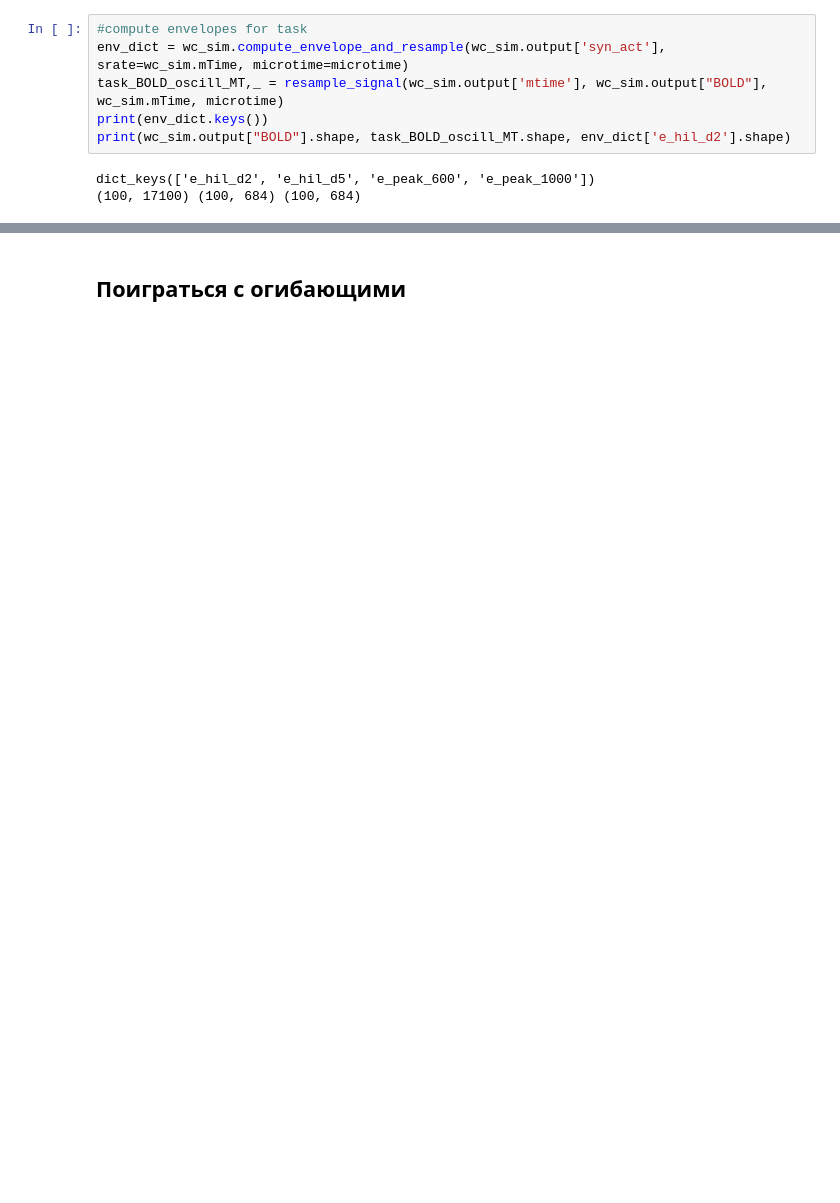
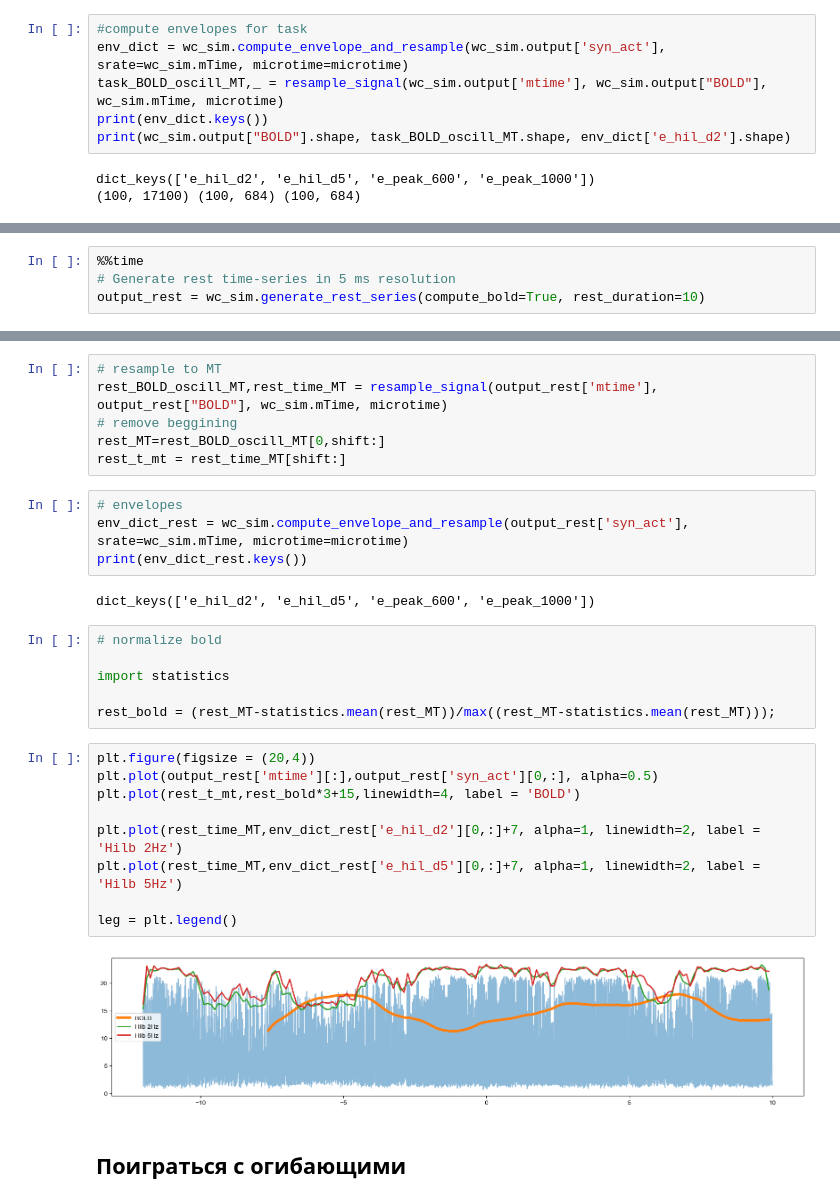
Before and after one commit to IHB-IBR-department/ER_simulator, a Jupyter notebook: notebooks/05.SmallExampleGeneration.ipynb, the cells around one changed output, grey strips where cells are left out. Cells and saved outputs as stored; diff of their text form; blank space fills up the shorter version.

```diff
--- a/notebooks/05.SmallExampleGeneration.ipynb
+++ b/notebooks/05.SmallExampleGeneration.ipynb
@@ -99,0 +102,4 @@ Text(0.5, 1.0, 'Bold Rest')
+# %%
+%%time
+# Generate rest time-series in 5 ms resolution
+output_rest = wc_sim.generate_rest_series(compute_bold=True, rest_duration=10)
@@ -100,3 +109,32 @@ Text(0.5, 1.0, 'Bold Rest')
+# %%
+# resample to MT
+rest_BOLD_oscill_MT,rest_time_MT = resample_signal(output_rest['mtime'], output_rest["BOLD"], wc_sim.mTime, microtime)
+# remove beggining
+rest_MT=rest_BOLD_oscill_MT[0,shift:]
+rest_t_mt = rest_time_MT[shift:]
+# %%
+# envelopes
+env_dict_rest = wc_sim.compute_envelope_and_resample(output_rest['syn_act'], srate=wc_sim.mTime, microtime=microtime)
+print(env_dict_rest.keys())
+# %% [output]
+dict_keys(['e_hil_d2', 'e_hil_d5', 'e_peak_600', 'e_peak_1000'])
+# %%
+# normalize bold
+
+import statistics
+
+rest_bold = (rest_MT-statistics.mean(rest_MT))/max((rest_MT-statistics.mean(rest_MT)));
+# %%
+plt.figure(figsize = (20,4))
+plt.plot(output_rest['mtime'][:],output_rest['syn_act'][0,:], alpha=0.5)
+plt.plot(rest_t_mt,rest_bold*3+15,linewidth=4, label = 'BOLD')
+
+plt.plot(rest_time_MT,env_dict_rest['e_hil_d2'][0,:]+7, alpha=1, linewidth=2, label = 'Hilb 2Hz')
+plt.plot(rest_time_MT,env_dict_rest['e_hil_d5'][0,:]+7, alpha=1, linewidth=2, label = 'Hilb 5Hz')
+
+leg = plt.legend()
+# %% [output]
+[figure, added]
 # %% [markdown]
 ## Поиграться с огибающими
 # %%
```
Also changed, not shown: parts of 11 cells of this notebook.
